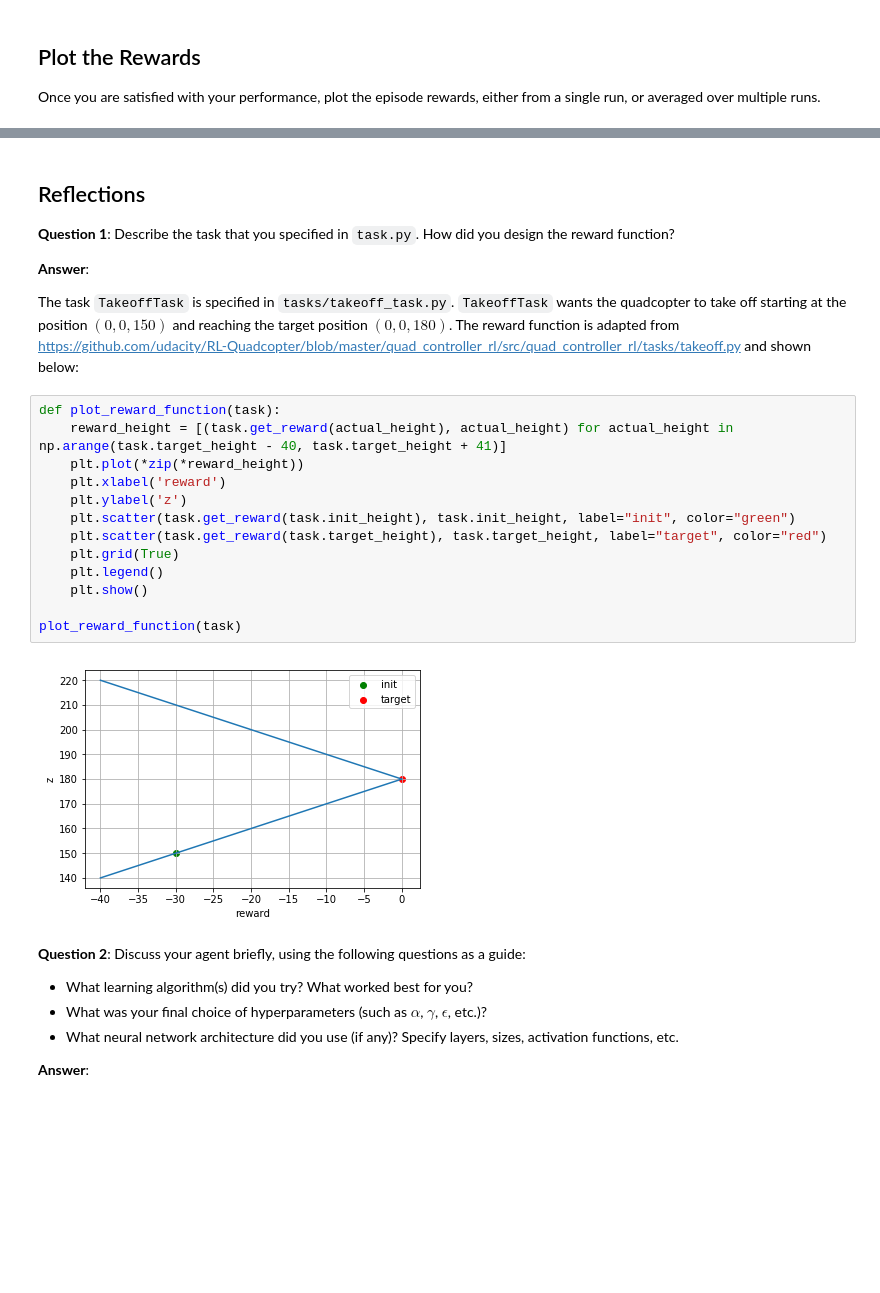
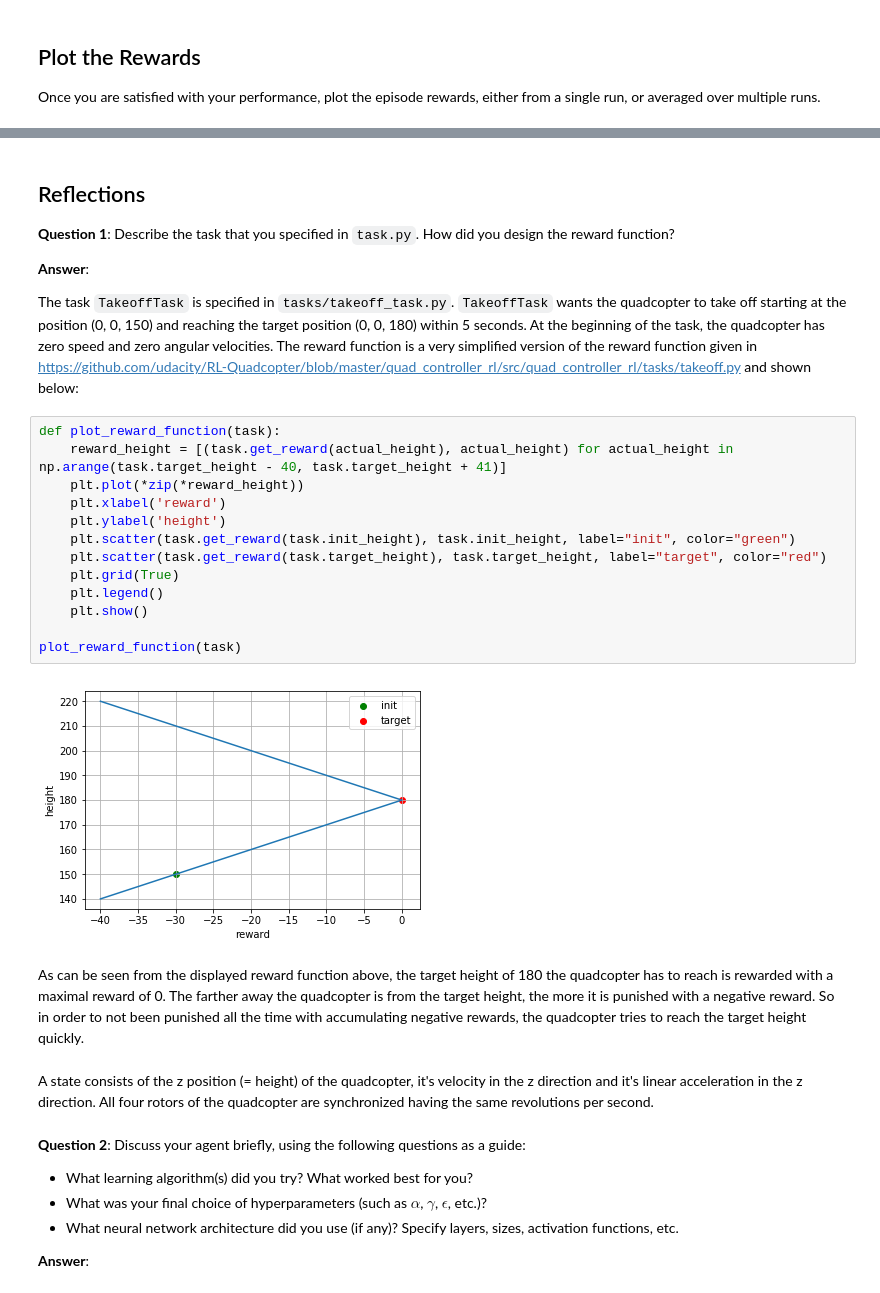
Before and after one commit to KnollFrank/RL-Quadcopter-2, a Jupyter notebook: Quadcopter_Project.ipynb, the cells around one changed output, grey strips where cells are left out. Drawn from its saved outputs; the diff is of its cells as text; blank space fills up the shorter version.

```diff
--- a/Quadcopter_Project.ipynb
+++ b/Quadcopter_Project.ipynb
@@ -281,22 +281,27 @@ plot_total_rewards_per_episode(total_rewards_per_episode)
 
 **Answer**:
 
-The task `TakeoffTask` is specified in `tasks/takeoff_task.py`. `TakeoffTask` wants the quadcopter to take off starting at the position $(0, 0, 150)$ and reaching the target position $(0, 0, 180)$. The reward function is adapted from https://github.com/udacity/RL-Quadcopter/blob/master/quad_controller_rl/src/quad_controller_rl/tasks/takeoff.py and shown below:
+The task `TakeoffTask` is specified in `tasks/takeoff_task.py`. `TakeoffTask` wants the quadcopter to take off starting at the position (0, 0, 150) and reaching the target position (0, 0, 180) within 5 seconds. At the beginning of the task, the quadcopter has zero speed and zero angular velocities.
+The reward function is a very simplified version of the reward function given in https://github.com/udacity/RL-Quadcopter/blob/master/quad_controller_rl/src/quad_controller_rl/tasks/takeoff.py and shown below:
 # %%
 def plot_reward_function(task):
     reward_height = [(task.get_reward(actual_height), actual_height) for actual_height in np.arange(task.target_height - 40, task.target_height + 41)]
     plt.plot(*zip(*reward_height))
     plt.xlabel('reward')
-    plt.ylabel('z')
+    plt.ylabel('height')
     plt.scatter(task.get_reward(task.init_height), task.init_height, label="init", color="green")
     plt.scatter(task.get_reward(task.target_height), task.target_height, label="target", color="red")
     plt.grid(True)
     plt.legend()
     plt.show()
 
 plot_reward_function(task)
 # %% [output]
-[figure, old version]
+[figure, new version]
+# %% [markdown]
+As can be seen from the displayed reward function above, the target height of 180 the quadcopter has to reach is rewarded with a maximal reward of 0. The farther away the quadcopter is from the target height, the more it is punished with a negative reward. So in order to not been punished all the time with accumulating negative rewards, the quadcopter tries to reach the target height quickly.
+# %% [markdown]
+A state consists of the z position (= height) of the quadcopter, it's velocity in the z direction and it's linear acceleration in the z direction. All four rotors of the quadcopter are synchronized having the same revolutions per second.
 # %% [markdown]
 **Question 2**: Discuss your agent briefly, using the following questions as a guide:
 
```
Also changed, not shown: parts of 9 cells of this notebook, 1 other file.
